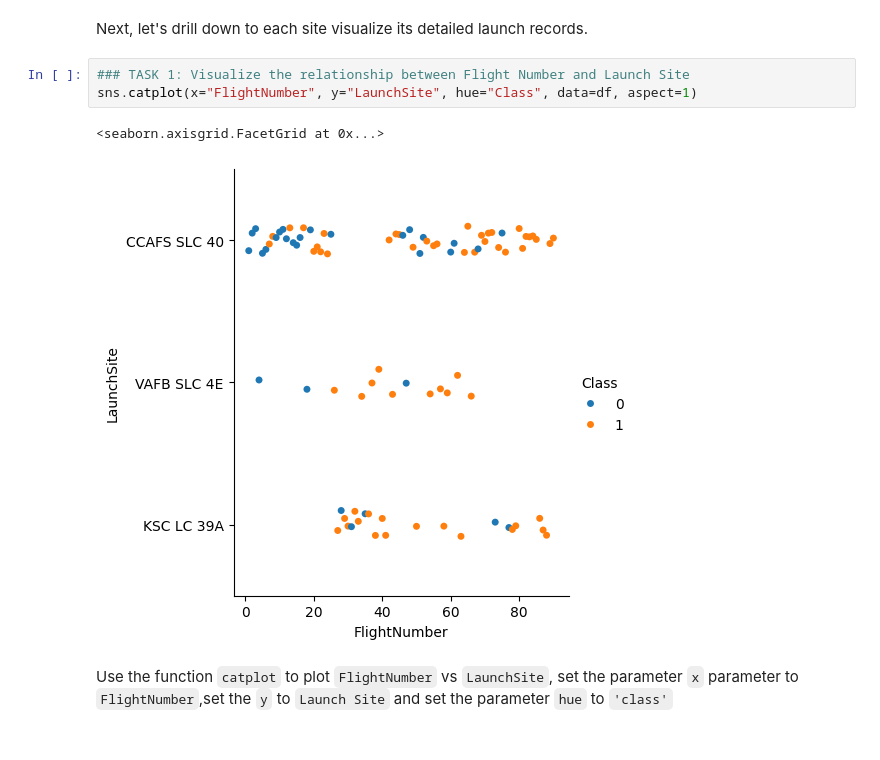
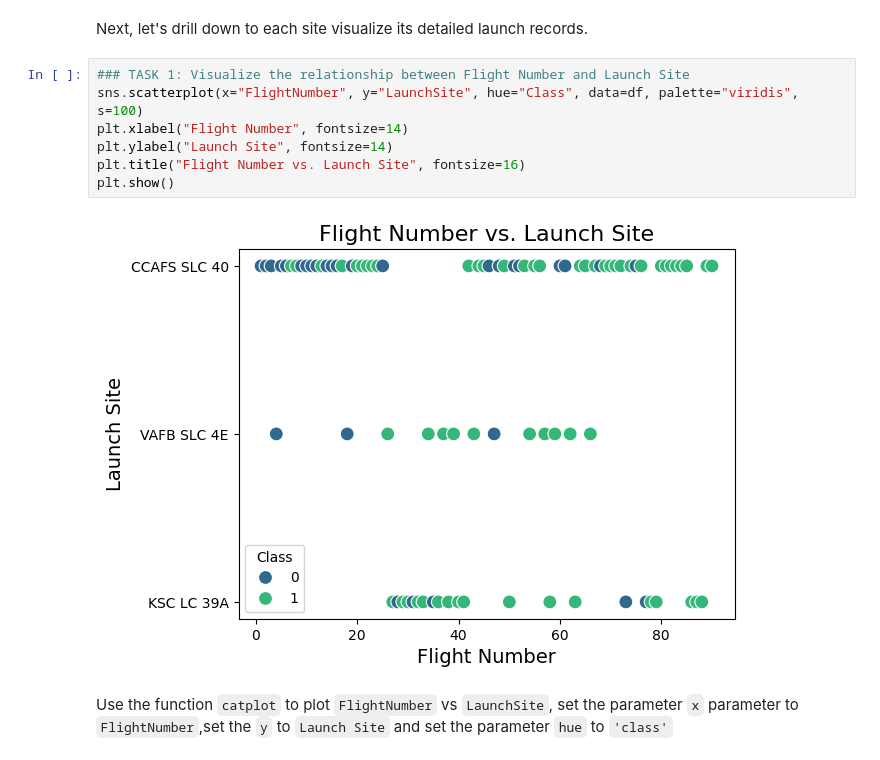
Before and after one commit to happymondaynkanta/Data-Science-Capstone, a Jupyter notebook: module_2_edadataviz.ipynb, the cells around one changed output. Drawn from its saved outputs; the diff is of its cells as text.

Commit message:
EDA DataViz

```diff
--- a/module_2_edadataviz.ipynb
+++ b/module_2_edadataviz.ipynb
@@ -86,10 +86,13 @@ We see that different launch sites have different success rates.  <code>CCAFS LC
 Next, let's drill down to each site visualize its detailed launch records.
 # %%
 ### TASK 1: Visualize the relationship between Flight Number and Launch Site
-sns.catplot(x="FlightNumber", y="LaunchSite", hue="Class", data=df, aspect=1)
+sns.scatterplot(x="FlightNumber", y="LaunchSite", hue="Class", data=df, palette="viridis", s=100)
+plt.xlabel("Flight Number", fontsize=14)
+plt.ylabel("Launch Site", fontsize=14)
+plt.title("Flight Number vs. Launch Site", fontsize=16)
+plt.show()
 # %% [output]
-<seaborn.axisgrid.FacetGrid at 0x...>
-[figure, old version]
+[figure, new version]
 # %% [markdown]
 Use the function <code>catplot</code> to plot <code>FlightNumber</code> vs <code>LaunchSite</code>, set the  parameter <code>x</code>  parameter to <code>FlightNumber</code>,set the  <code>y</code> to <code>Launch Site</code> and set the parameter <code>hue</code> to <code>'class'</code>
 # %%
```
Also changed, not shown: parts of 16 cells of this notebook.
